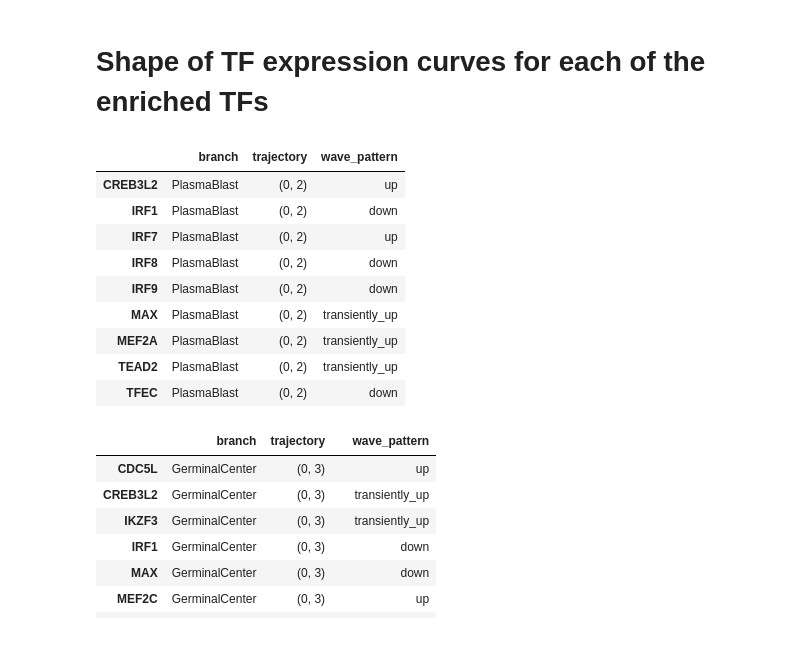
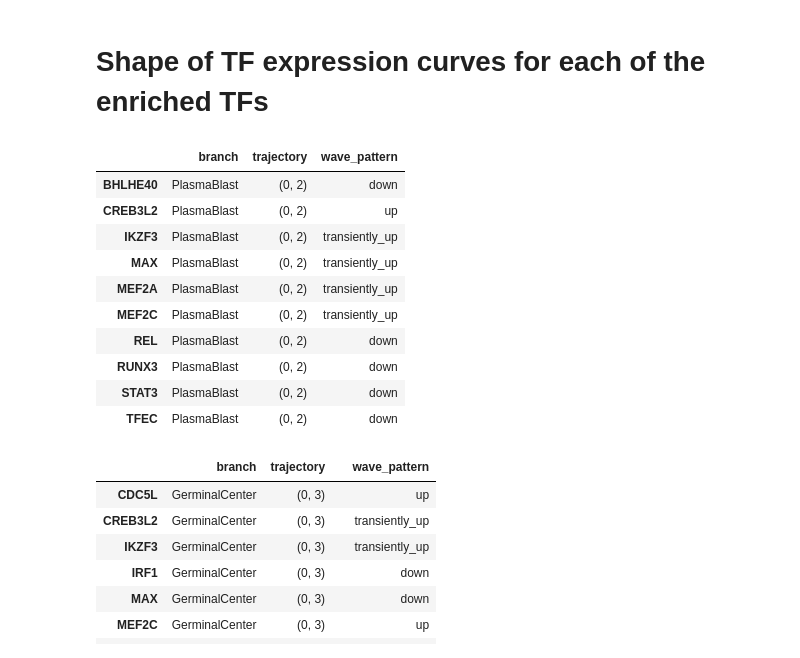
Before and after one commit to sachha-naksha/firefate_notebooks, a Jupyter notebook: temporal/analysis/Fig3_2_episodic_enrichment.ipynb, the cells around one changed output. Cells and saved outputs as stored; diff of their text form; code cells hidden in the pictures.

```diff
--- a/temporal/analysis/Fig3_2_episodic_enrichment.ipynb
+++ b/temporal/analysis/Fig3_2_episodic_enrichment.ipynb
@@ -256,16 +254,17 @@ episodic_tfs_pb = ['CREB3L2', 'IRF1', 'IRF7', 'IRF9', 'IRF8', 'MAX', 'MEF2A', 'T
 # %%
-expression_shape_df_pb = classify_branch('PlasmaBlast', episodic_tfs_pb, mode="expression")
+expression_shape_df_pb = classify_branch('PlasmaBlast', plotted_tfs_pb, mode="expression")
 expression_shape_df_pb[["branch", "trajectory", "wave_pattern"]]
 # %% [output]
 |  | branch | trajectory | wave_pattern |
+| BHLHE40 | PlasmaBlast | (0, 2) | down |
 | CREB3L2 | PlasmaBlast | (0, 2) | up |
-| IRF1 | PlasmaBlast | (0, 2) | down |
-| IRF7 | PlasmaBlast | (0, 2) | up |
-| IRF8 | PlasmaBlast | (0, 2) | down |
-| IRF9 | PlasmaBlast | (0, 2) | down |
+| IKZF3 | PlasmaBlast | (0, 2) | transiently_up |
 | MAX | PlasmaBlast | (0, 2) | transiently_up |
 | MEF2A | PlasmaBlast | (0, 2) | transiently_up |
-| TEAD2 | PlasmaBlast | (0, 2) | transiently_up |
+| MEF2C | PlasmaBlast | (0, 2) | transiently_up |
+| REL | PlasmaBlast | (0, 2) | down |
+| RUNX3 | PlasmaBlast | (0, 2) | down |
+| STAT3 | PlasmaBlast | (0, 2) | down |
 | TFEC | PlasmaBlast | (0, 2) | down |
 # %%
 expression_shape_df_gc = classify_branch('GerminalCenter', plotted_tfs_gc)
```
Also changed, not shown: parts of 1 cell of this notebook.
